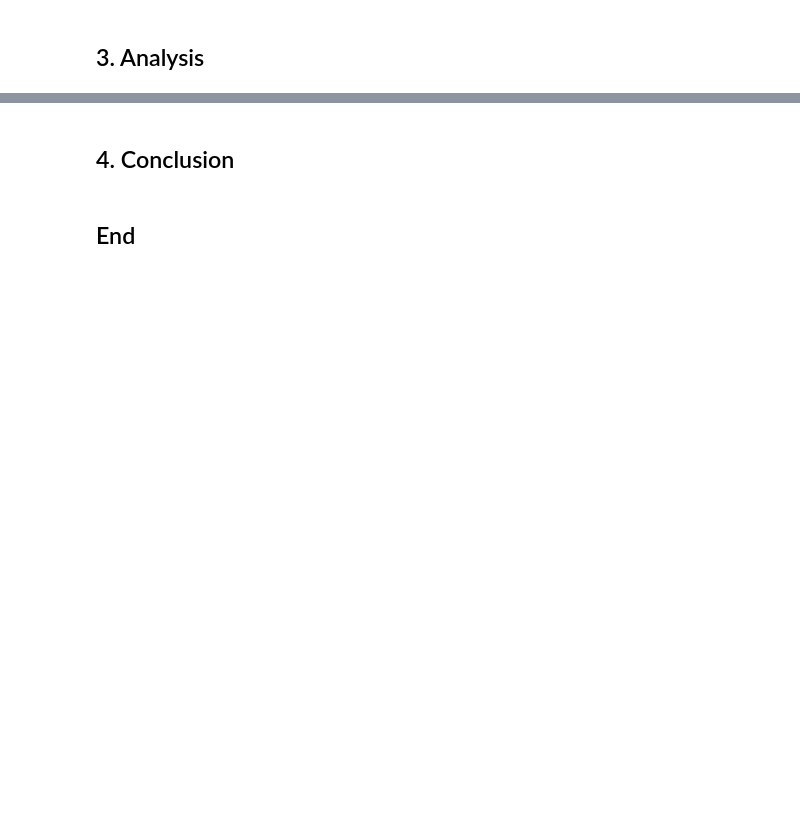
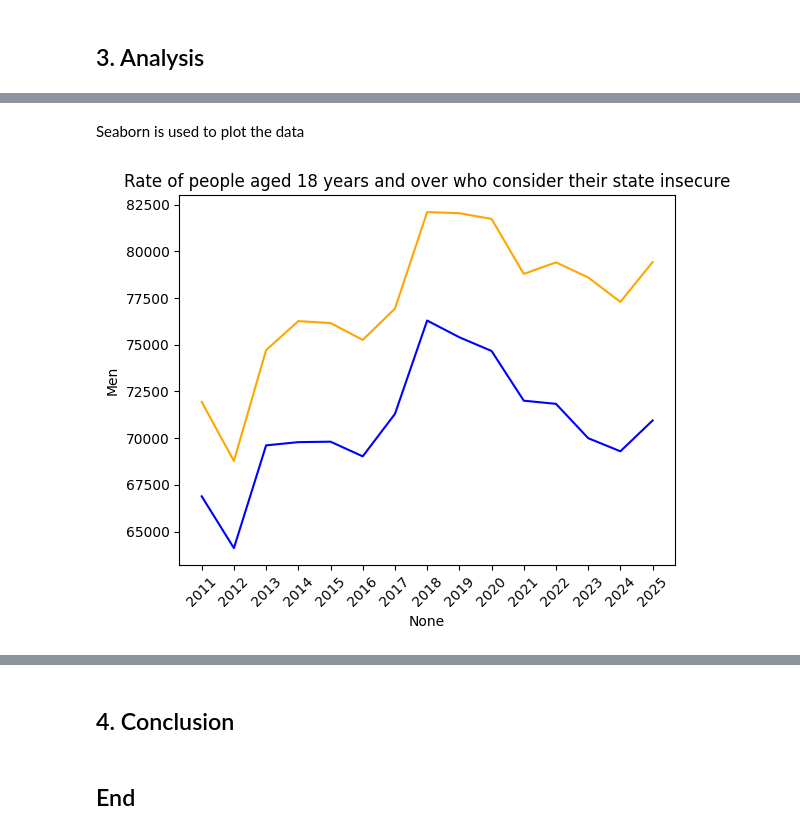
Before and after one commit to irenecelebrin/programming-for-data-analytics, a Jupyter notebook: project/project.ipynb, the cells around one changed output, grey strips where cells are left out. Saved outputs shown, nothing was run; the diff lists cells and outputs as text; code cells hidden in the pictures; blank space fills up the shorter version.

```diff
--- a/project/project.ipynb
+++ b/project/project.ipynb
@@ -283,8 +285,11 @@ Column labels (which are untranslated) are replaced with labels in English to en
 # %%
-# translate columns
+# translate column labels
 new_columns = {
     'cve_entidad': 'state ID',
-    'desc_entidad': 'state name',}
+    'desc_entidad': 'state',
+    'indicador': 'indicator',
+    'id_indicador': 'indicator ID',
+    'unidad_medida': 'unit of measure'}
 
 # rename columns. see: https://pandas.pydata.org/docs/reference/api/pandas.DataFrame.rename.html
 data.rename(columns=new_columns, inplace=True)
@@ -348,0 +373,11 @@ memory usage: 203.1+ KB
+# %%
+# select subset for indicators by sex
+data_by_gender = data[(data['indicator ID']== 6204327084) | (data['indicator ID']== 6204327085) ]
+# select subset for indicators by state (all Mexico)
+data_by_gender = data_by_gender[data_by_gender['state ID'] == 0]
+
+# set indicators as index
+data_by_gender = data_by_gender.set_index('indicator ID')
+
+# show
+data_by_gender
@@ -348,0 +389,14 @@ memory usage: 203.1+ KB
+# %%
+# remove unnecessary columns
+col_to_remove = ['state ID', 'state','indicator','unit of measure']
+
+data_by_gender.drop(columns=col_to_remove, inplace=True)
+# %%
+# transpose data. see: https://pandas.pydata.org/docs/reference/api/pandas.DataFrame.transpose.html
+data_by_gender = data_by_gender.transpose()
+
+# rename columns
+data_by_gender.columns = ['Men', 'Women']
+
+# preview
+data_by_gender.head(5)
@@ -348,0 +410,14 @@ memory usage: 203.1+ KB
+# %% [markdown]
+Seaborn is used to plot the data
+# %%
+# https://seaborn.pydata.org/generated/seaborn.lineplot.html
+sns.lineplot(x = data_by_gender.index, y = data_by_gender['Men'], color = 'blue')
+
+sns.lineplot(x = data_by_gender.index, y = data_by_gender['Women'], color = 'orange')
+
+plt.xticks(rotation=45)
+plt.title('Rate of people aged 18 years and over who consider their state insecure')
+
+plt.show()
+# %% [output]
+[figure, added]
```
Also changed, not shown: parts of 18 cells of this notebook.
